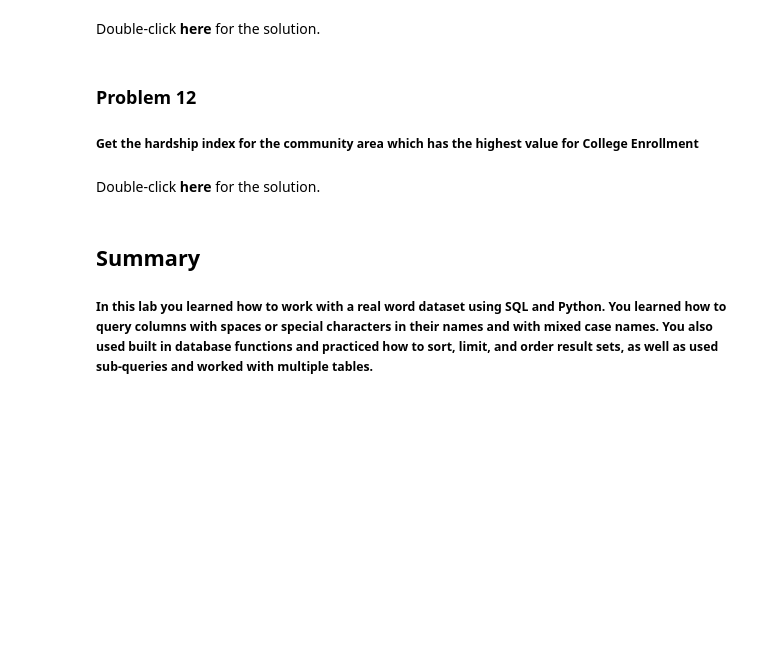
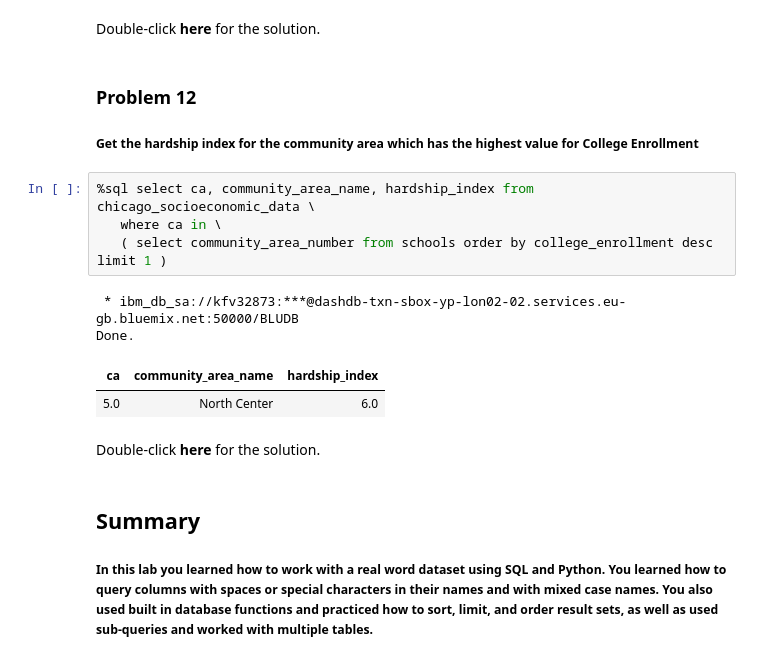
Before and after one commit to azkasyafaf/ibm-data-analyst-cert, a Jupyter notebook: labs/DB0201EN/DB0201EN-Week4-1-1-RealDataPractice-v5.ipynb, the cells around one changed output. Cells and saved outputs as stored; diff of their text form; blank space fills up the shorter version.

Commit message:
Commit files for DB0201EN - Week5
Commit all JupyterLab Notebooks used in the "Databases and SQL for Data Science with Python" Course - Week 5.

```diff
--- a/labs/DB0201EN/DB0201EN-Week4-1-1-RealDataPractice-v5.ipynb
+++ b/labs/DB0201EN/DB0201EN-Week4-1-1-RealDataPractice-v5.ipynb
@@ -361,6 +568,15 @@ select hardship_index
 ### Problem 12
 
 ##### Get the hardship index for the community area which has the highest value for College Enrollment
+# %%
+%sql select ca, community_area_name, hardship_index from chicago_socioeconomic_data \
+   where ca in \
+   ( select community_area_number from schools order by college_enrollment desc limit 1 )
+# %% [output]
+ * ibm_db_sa://kfv32873:***@dashdb-txn-sbox-yp-lon02-02.services.eu-gb.bluemix.net:50000/BLUDB
+Done.
+| ca | community_area_name | hardship_index |
+| 5.0 | North Center | 6.0 |
 # %% [markdown]
 Double-click **here** for the solution.
 
```
Also changed, not shown: parts of 16 cells of this notebook, 1 other file.
